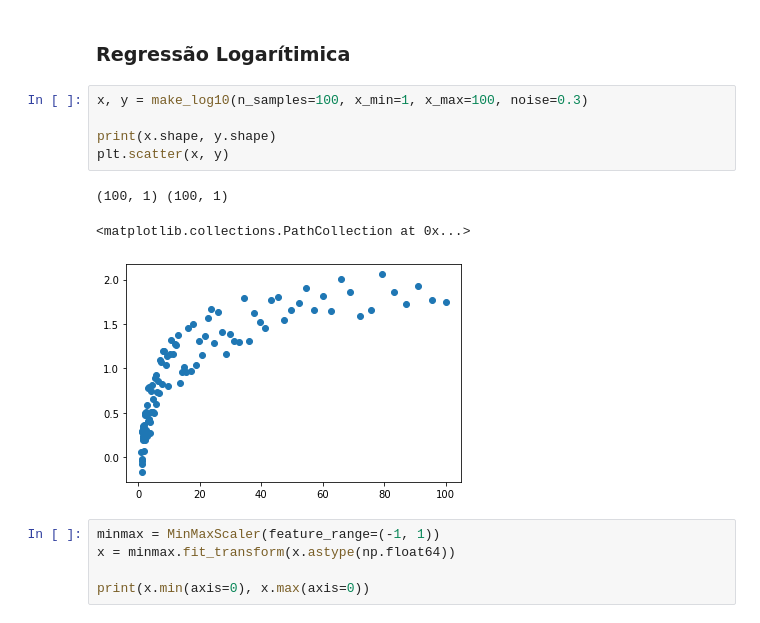
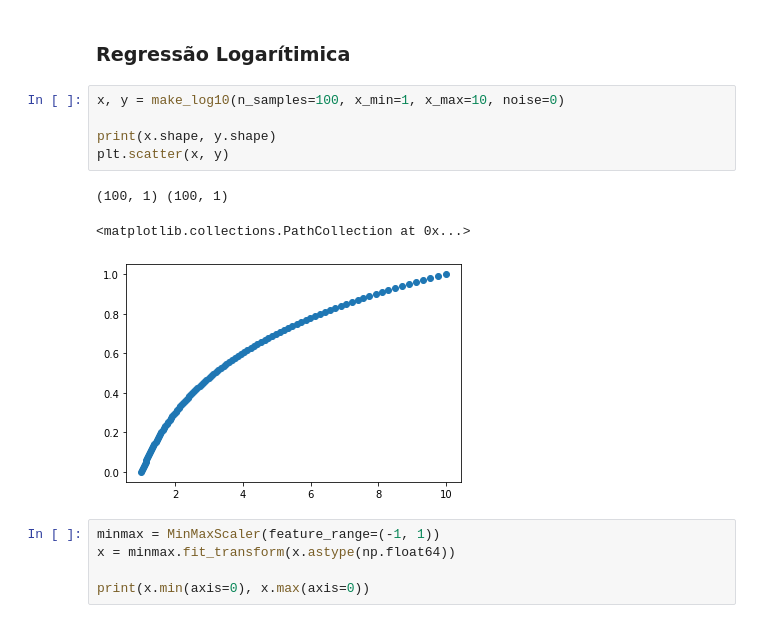
Before and after one commit to gregorylira/Neural-Network, a Jupyter notebook: Neural_Network.ipynb, the cells around one changed output. Drawn from its saved outputs; the diff is of its cells as text.

```diff
--- a/Neural_Network.ipynb
+++ b/Neural_Network.ipynb
@@ -479,14 +484,14 @@ epoch: 3000/3000 loss_train: 1.76636161
 # %% [markdown]
 ### Regressão Logarítimica
 # %%
-x, y = make_log10(n_samples=100, x_min=1, x_max=100, noise=0.3)
+x, y = make_log10(n_samples=100, x_min=1, x_max=10, noise=0)
 
 print(x.shape, y.shape)
 plt.scatter(x, y)
 # %% [output]
 (100, 1) (100, 1)
 <matplotlib.collections.PathCollection at 0x...>
-[figure, old version]
+[figure, new version]
 # %%
 minmax = MinMaxScaler(feature_range=(-1, 1))
 x = minmax.fit_transform(x.astype(np.float64))
```
Also changed, not shown: parts of 13 cells of this notebook, 7 other files.
